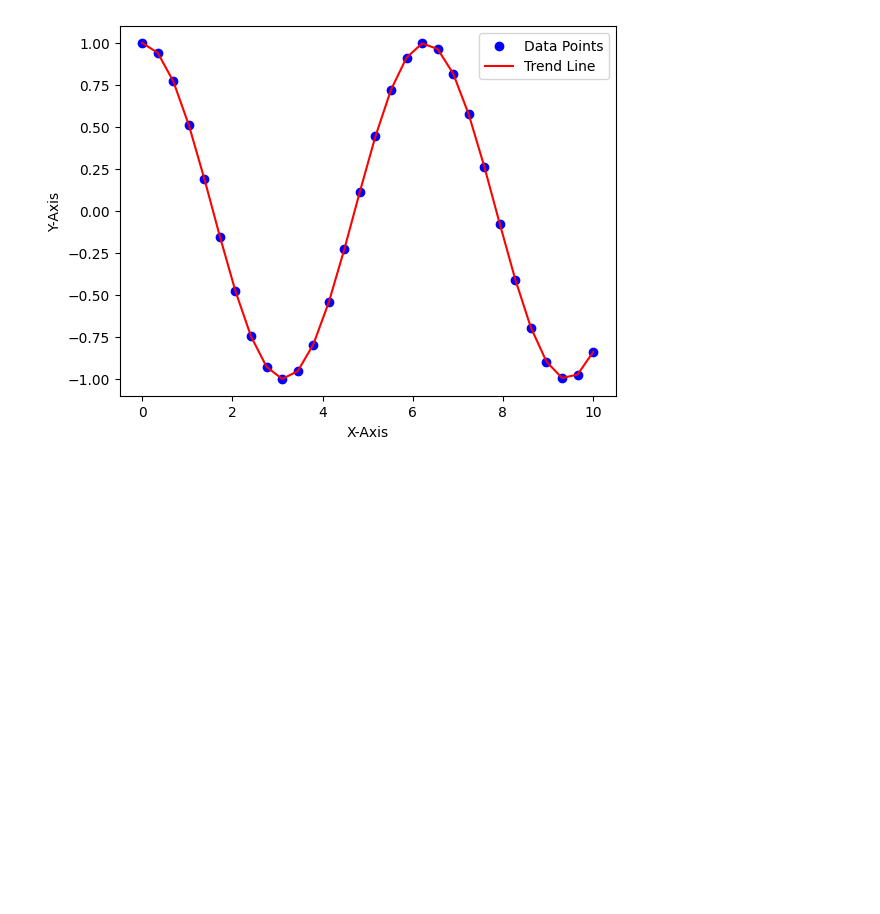
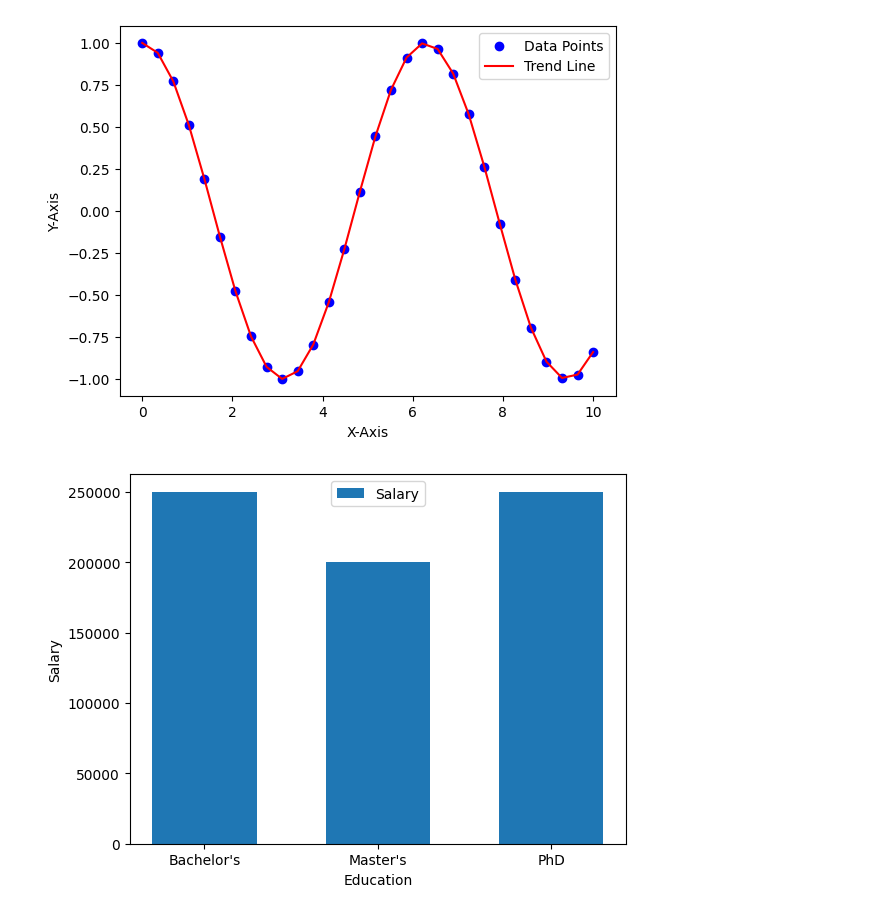
Before and after one commit to Apil120/Learn-ML, a Jupyter notebook: matplotlib/matplotlib.ipynb, the cells around one changed output. Saved outputs shown, nothing was run; the diff lists cells and outputs as text; code cells hidden in the pictures; blank space fills up the shorter version.

Commit message:
Bar plot added.

```diff
--- a/matplotlib/matplotlib.ipynb
+++ b/matplotlib/matplotlib.ipynb
@@ -56,3 +56,16 @@ plt.legend()
 plt.show()
 # %% [output]
 [figure]
+# %%
+import pandas as pd
+df = pd.read_csv("""Salary Data.csv""") #Same data used in pandas
+# %%
+df.dropna(inplace=True)
+# %%
+plt.bar(df["Education Level"],df['Salary'].astype(int),label="Salary",width=0.6)
+plt.xlabel("Education")
+plt.ylabel("Salary")
+plt.legend()
+plt.show()
+# %% [output]
+[figure, added]
```
Also changed, not shown: parts of 1 cell of this notebook.
